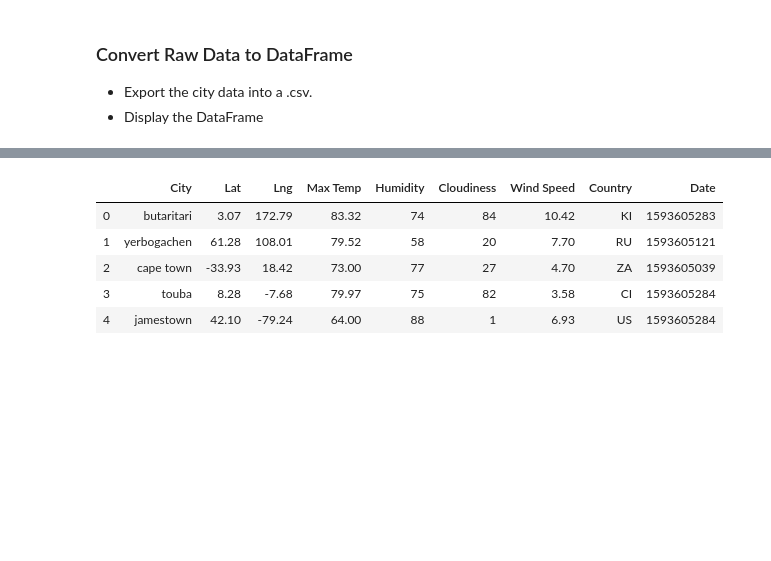
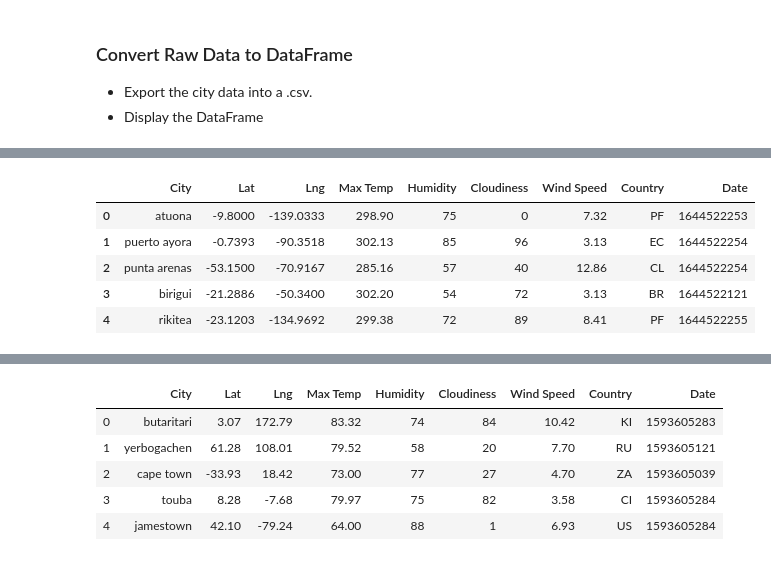
Before and after one commit to 33north/06__API__api-challenge, a Jupyter notebook: WeatherPy.ipynb, the cells around one changed output, grey strips where cells are left out. Drawn from its saved outputs; the diff is of its cells as text; code cells hidden in the pictures; blank space fills up the shorter version.

```diff
--- a/WeatherPy.ipynb
+++ b/WeatherPy.ipynb
@@ -252,0 +167,12 @@ weather_df
+# %%
+# Create a pdf of the weather data
+weather_df = pd.DataFrame(weather_list)
+clean_weather_df = weather_df[["City", "Lat", "Lng", "Max Temp", "Humidity", "Cloudiness", "Wind Speed", "Country", "Date"]]
+clean_weather_df.head()
+# %% [output]
+|  | City | Lat | Lng | Max Temp | Humidity | Cloudiness | Wind Speed | Country | Date |
+| 0 | atuona | -9.8000 | -139.0333 | 298.90 | 75 | 0 | 7.32 | PF | 1644522253 |
+| 1 | puerto ayora | -0.7393 | -90.3518 | 302.13 | 85 | 96 | 3.13 | EC | 1644522254 |
+| 2 | punta arenas | -53.1500 | -70.9167 | 285.16 | 57 | 40 | 12.86 | CL | 1644522254 |
+| 3 | birigui | -21.2886 | -50.3400 | 302.20 | 54 | 72 | 3.13 | BR | 1644522121 |
+| 4 | rikitea | -23.1203 | -134.9692 | 299.38 | 72 | 89 | 8.41 | PF | 1644522255 |
```
Also changed, not shown: parts of 7 cells of this notebook, 1 other file.
